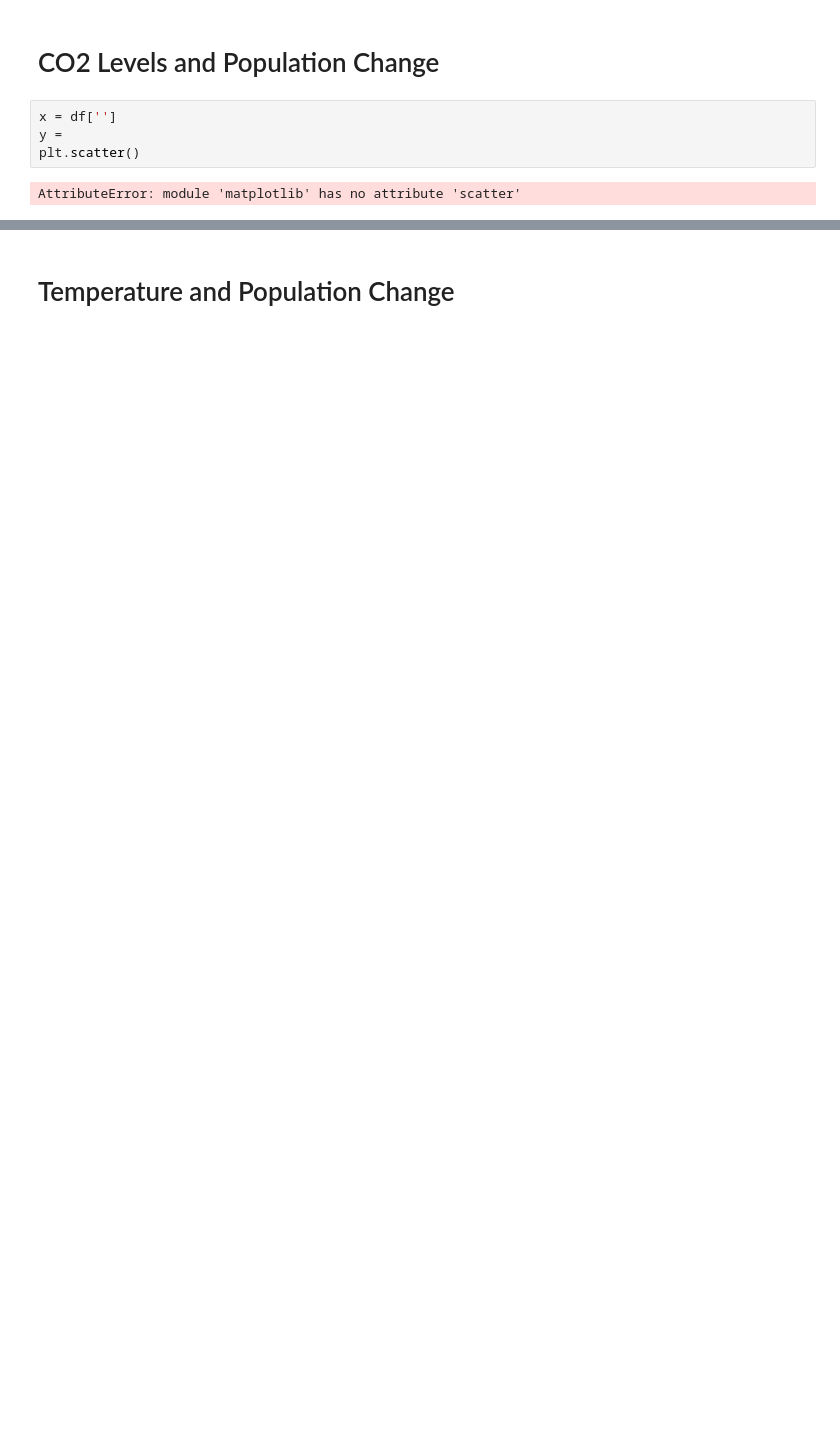
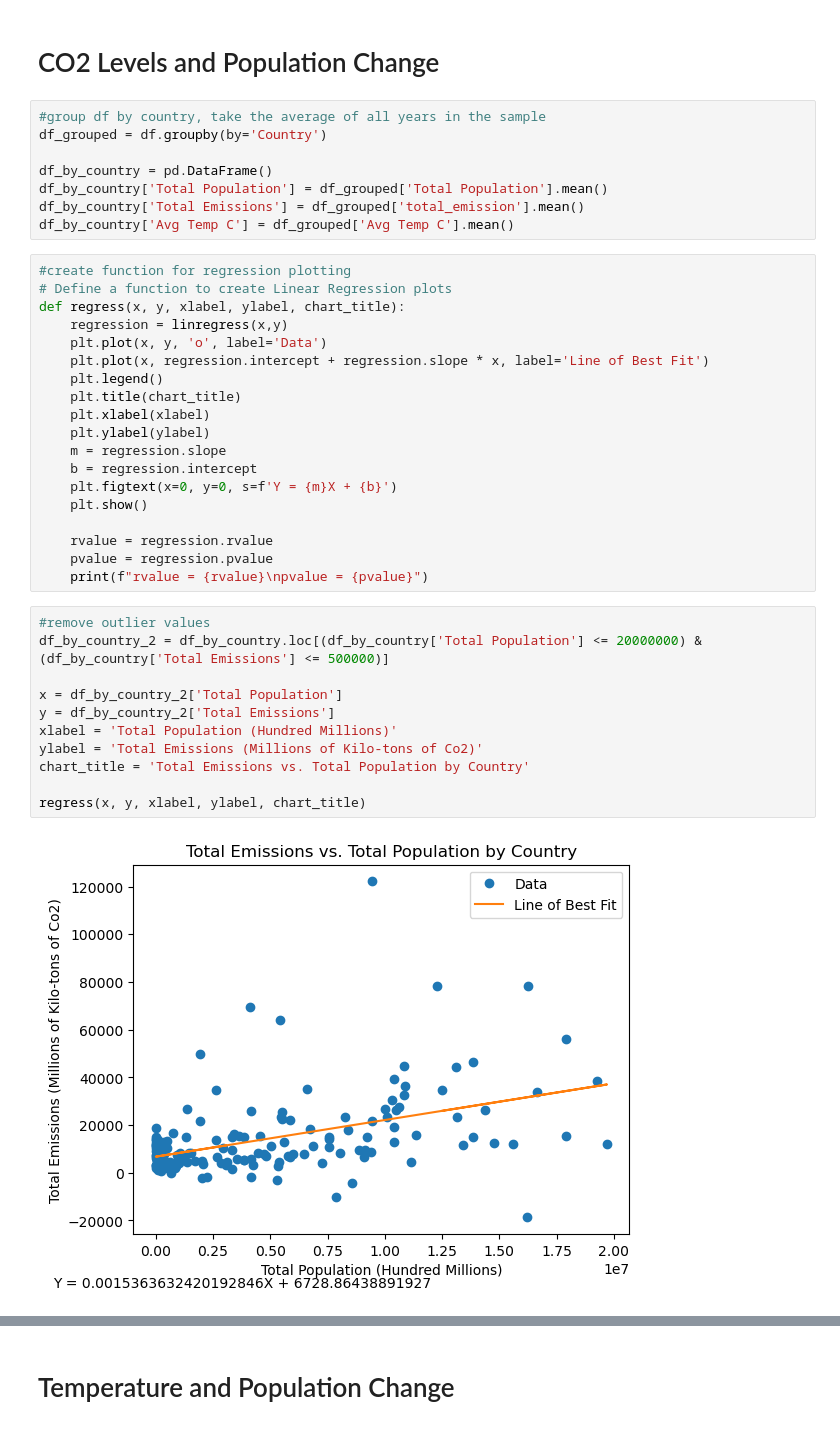
Before and after one commit to dpinsky1/Cancer, a Jupyter notebook: nathaniel.ipynb, the cells around one changed output, grey strips where cells are left out. Cells and saved outputs as stored; diff of their text form; blank space fills up the shorter version.

Commit message:
finished graphing
possibly add more analysis? still need to do ANOVA

```diff
--- a/nathaniel.ipynb
+++ b/nathaniel.ipynb
@@ -64,8 +71,42 @@ See the caveats in the documentation: https://pandas.pydata.org/pandas-docs/stab
 # %% [markdown]
 # CO2 Levels and Population Change
-# %%
-x = df['']
-y =
-plt.scatter()
-# %% [output]
-AttributeError: module 'matplotlib' has no attribute 'scatter'
+# %%
+#group df by country, take the average of all years in the sample
+df_grouped = df.groupby(by='Country')
+
+df_by_country = pd.DataFrame()
+df_by_country['Total Population'] = df_grouped['Total Population'].mean()
+df_by_country['Total Emissions'] = df_grouped['total_emission'].mean()
+df_by_country['Avg Temp C'] = df_grouped['Avg Temp C'].mean()
+# %%
+#create function for regression plotting
+# Define a function to create Linear Regression plots
+def regress(x, y, xlabel, ylabel, chart_title):
+    regression = linregress(x,y)
+    plt.plot(x, y, 'o', label='Data')
+    plt.plot(x, regression.intercept + regression.slope * x, label='Line of Best Fit')
+    plt.legend()
+    plt.title(chart_title)
+    plt.xlabel(xlabel)
+    plt.ylabel(ylabel)
+    m = regression.slope
+    b = regression.intercept
+    plt.figtext(x=0, y=0, s=f'Y = {m}X + {b}')
+    plt.show()
+
+    rvalue = regression.rvalue
+    pvalue = regression.pvalue
+    print(f"rvalue = {rvalue}\npvalue = {pvalue}")
+# %%
+#remove outlier values
+df_by_country_2 = df_by_country.loc[(df_by_country['Total Population'] <= 20000000) & (df_by_country['Total Emissions'] <= 500000)]
+
+x = df_by_country_2['Total Population']
+y = df_by_country_2['Total Emissions']
+xlabel = 'Total Population (Hundred Millions)'
+ylabel = 'Total Emissions (Millions of Kilo-tons of Co2)'
+chart_title = 'Total Emissions vs. Total Population by Country'
+
+regress(x, y, xlabel, ylabel, chart_title)
+# %% [output]
+[figure, added]
```
Also changed, not shown: parts of 7 cells of this notebook, 2 other files.
